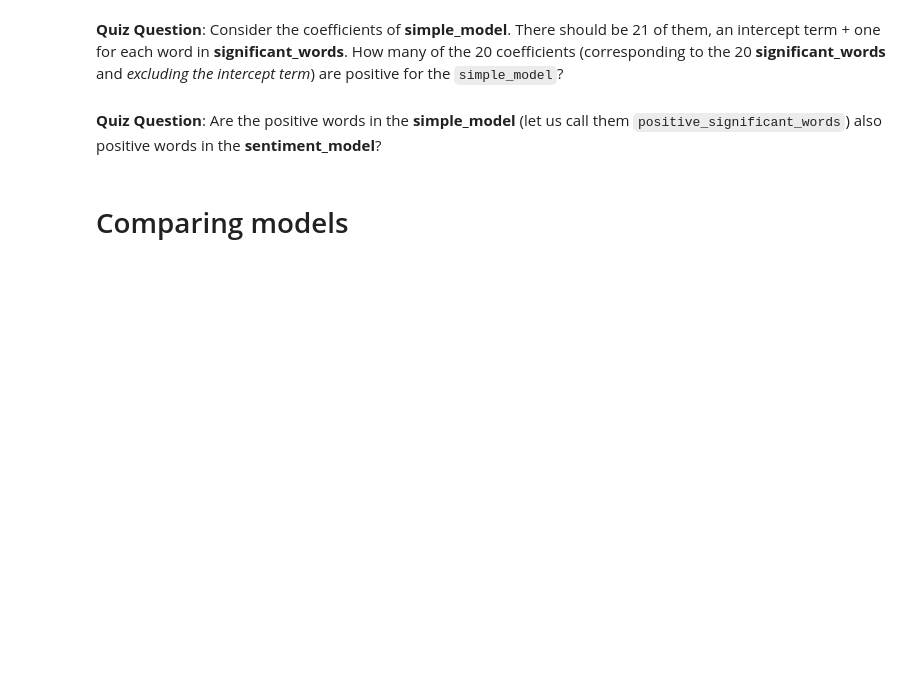
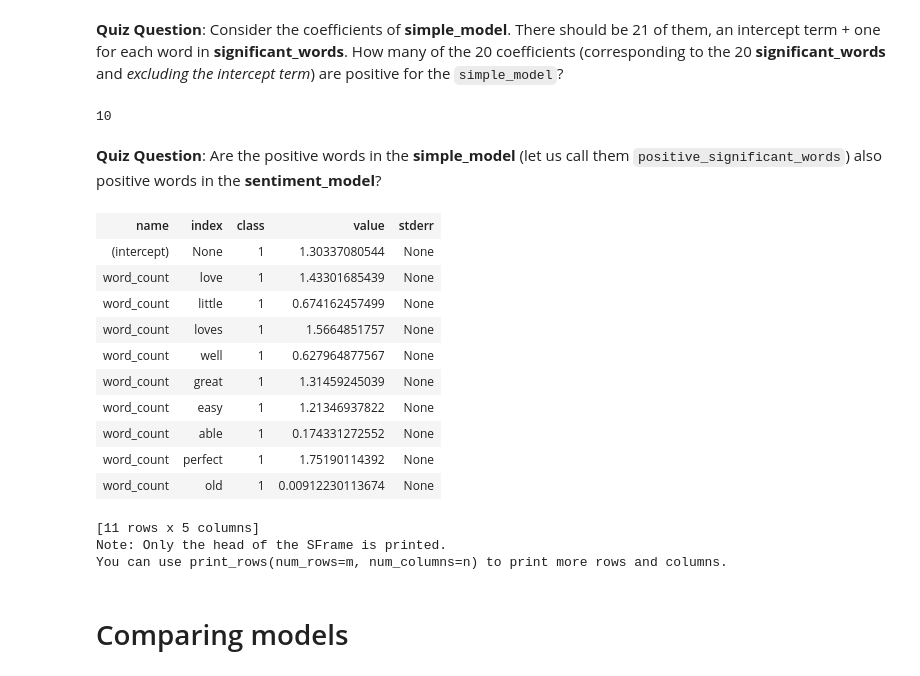
Before and after one commit to bydottck13/deep-learning-from-scratch, a Jupyter notebook: UW-Classification/module-2-linear-classifier-assignment-blank.ipynb, the cells around one changed output. Cells and saved outputs as stored; diff of their text form; code cells hidden in the pictures; blank space fills up the shorter version.

```diff
--- a/UW-Classification/module-2-linear-classifier-assignment-blank.ipynb
+++ b/UW-Classification/module-2-linear-classifier-assignment-blank.ipynb
@@ -367,7 +503,30 @@ simple_model.coefficients.sort('value', ascending=False).print_rows(num_rows=21)
 # %% [markdown]
 **Quiz Question**: Consider the coefficients of **simple_model**. There should be 21 of them, an intercept term + one for each word in **significant_words**. How many of the 20 coefficients (corresponding to the 20 **significant_words** and *excluding the intercept term*) are positive for the `simple_model`?
+# %%
+sum([x > 0 for x in simple_model.coefficients['value']])-1
+# %% [output]
+10
 # %% [markdown]
 **Quiz Question**: Are the positive words in the **simple_model** (let us call them `positive_significant_words`) also positive words in the **sentiment_model**?
+# %%
+positive_significant_words = simple_model.coefficients[simple_model.coefficients['value'] > 0]
+#print positive_significant_words['index']
+weights.filter_by(positive_significant_words['index'], 'index')
+# %% [output]
+| name | index | class | value | stderr |
+| (intercept) | None | 1 | 1.30337080544 | None |
+| word_count | love | 1 | 1.43301685439 | None |
+| word_count | little | 1 | 0.674162457499 | None |
+| word_count | loves | 1 | 1.5664851757 | None |
+| word_count | well | 1 | 0.627964877567 | None |
+| word_count | great | 1 | 1.31459245039 | None |
+| word_count | easy | 1 | 1.21346937822 | None |
+| word_count | able | 1 | 0.174331272552 | None |
+| word_count | perfect | 1 | 1.75190114392 | None |
+| word_count | old | 1 | 0.00912230113674 | None |
+[11 rows x 5 columns]
+Note: Only the head of the SFrame is printed.
+You can use print_rows(num_rows=m, num_columns=n) to print more rows and columns.
 # %% [markdown]
 # Comparing models
 # %% [markdown]
```
Also changed, not shown: parts of 28 cells of this notebook, 1 other file.
